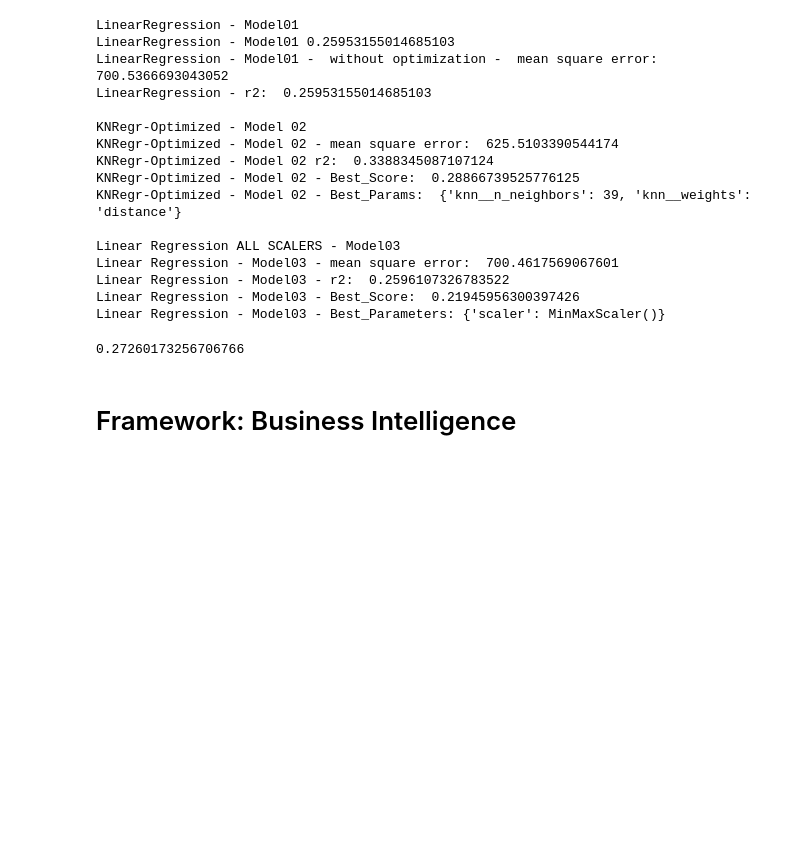
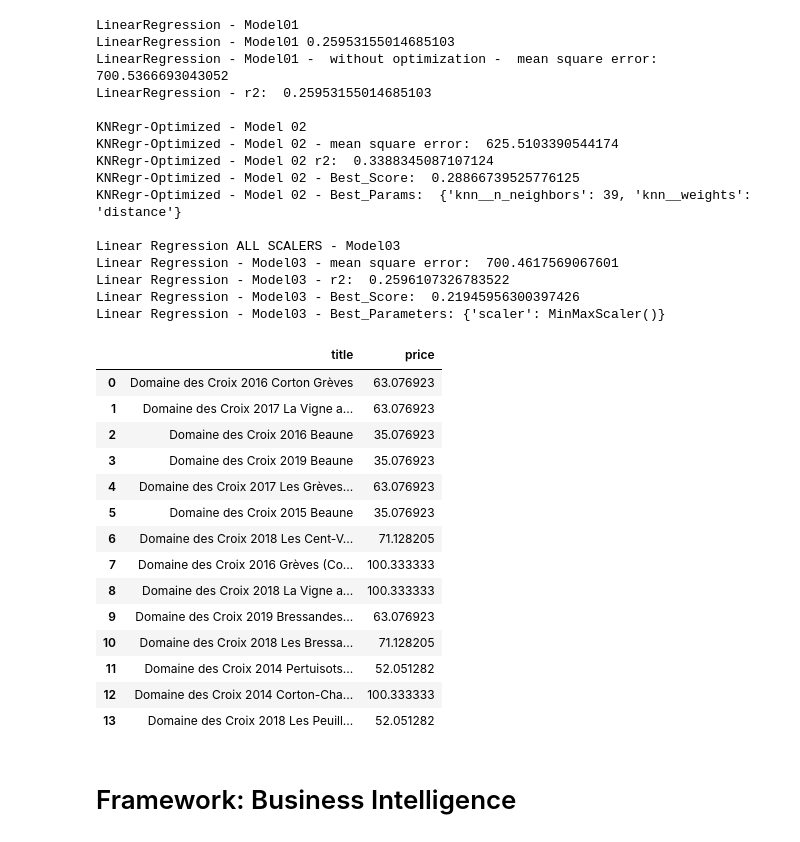
Before and after one commit to Frans-Grau/Checkpoint-January, a Jupyter notebook: EDA/FGG_Checkpoint4.ipynb, the cells around one changed output. Drawn from its saved outputs; the diff is of its cells as text; code cells hidden in the pictures; blank space fills up the shorter version.

```diff
--- a/EDA/FGG_Checkpoint4.ipynb
+++ b/EDA/FGG_Checkpoint4.ipynb
@@ -314,5 +314,24 @@ X_train,X_test,y_train,y_test = train_test_split(X,y, random_state = 7, test_siz
 pipe = Pipeline([('scaler', StandardScaler()), ('knn',KNeighborsRegressor(n_neighbors = 39, weights = 'distance'))])
 
 pipe.fit(X_train,y_train)
+
+### predict
+domains['price'] = pipe.predict(domains[['points']])
-# %% [output]
-0.27260173256706766
+# %%
+domains[['title','price']]
+# %% [output]
+|  | title | price |
+| 0 | Domaine des Croix 2016 Corton Grèves | 63.076923 |
+| 1 | Domaine des Croix 2017 La Vigne a... | 63.076923 |
+| 2 | Domaine des Croix 2016 Beaune | 35.076923 |
+| 3 | Domaine des Croix 2019 Beaune | 35.076923 |
+| 4 | Domaine des Croix 2017 Les Grèves... | 63.076923 |
+| 5 | Domaine des Croix 2015 Beaune | 35.076923 |
+| 6 | Domaine des Croix 2018 Les Cent-V... | 71.128205 |
+| 7 | Domaine des Croix 2016 Grèves (Co... | 100.333333 |
+| 8 | Domaine des Croix 2018 La Vigne a... | 100.333333 |
+| 9 | Domaine des Croix 2019 Bressandes... | 63.076923 |
+| 10 | Domaine des Croix 2018 Les Bressa... | 71.128205 |
+| 11 | Domaine des Croix 2014 Pertuisots... | 52.051282 |
+| 12 | Domaine des Croix 2014 Corton-Cha... | 100.333333 |
+| 13 | Domaine des Croix 2018 Les Peuill... | 52.051282 |
```
Also changed, not shown: parts of 1 cell of this notebook.
